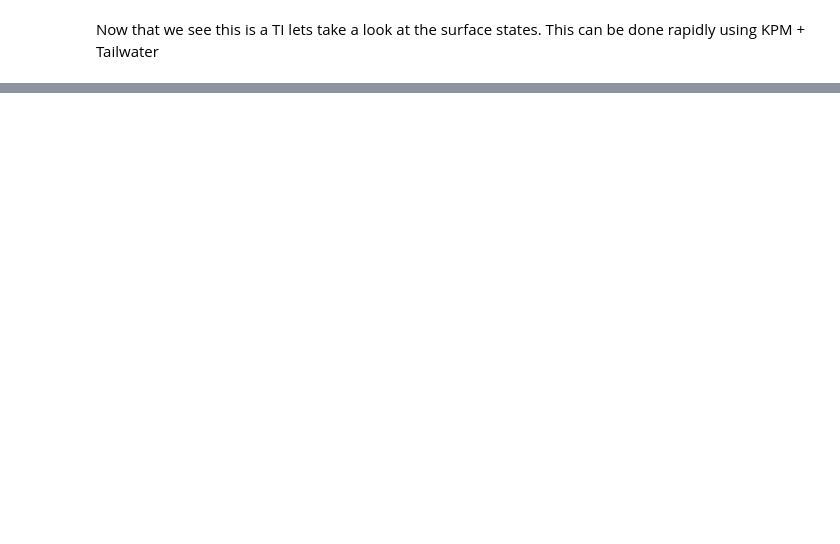
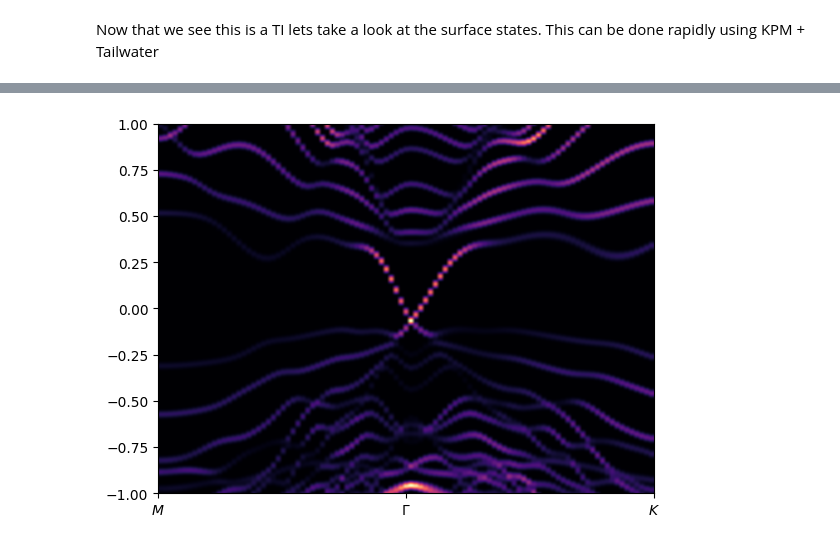
Before and after one commit to alextyner-tailwater/Tailwater, a Jupyter notebook: Tutorials/Compute_Z2.ipynb, the cells around one changed output, grey strips where cells are left out. Cells and saved outputs as stored; diff of their text form; code cells hidden in the pictures; blank space fills up the shorter version.

```diff
--- a/Tutorials/Compute_Z2.ipynb
+++ b/Tutorials/Compute_Z2.ipynb
@@ -206,0 +218,8 @@ skpm.figure_top
+# %%
+#Alternatively we can plot this ourselves
+plt.imshow(np.transpose(skpm.dos_bottom),aspect='auto', extent=(0,1,1,-1),cmap='magma')
+plt.ylim(-1,1)
+plt.xticks([0,.5,1],[r'$M$',r'$\Gamma$',r'$K$'])
+plt.show()
+# %% [output]
+[figure, added]
```
Also changed, not shown: parts of 6 cells of this notebook.
